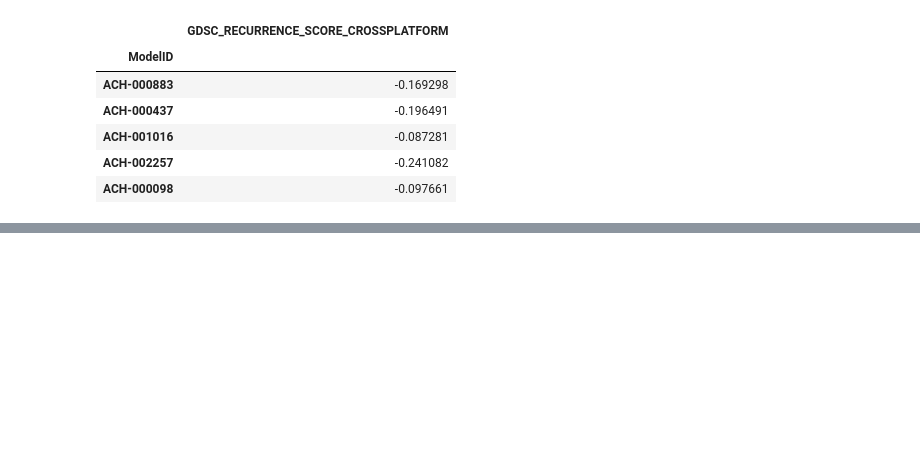
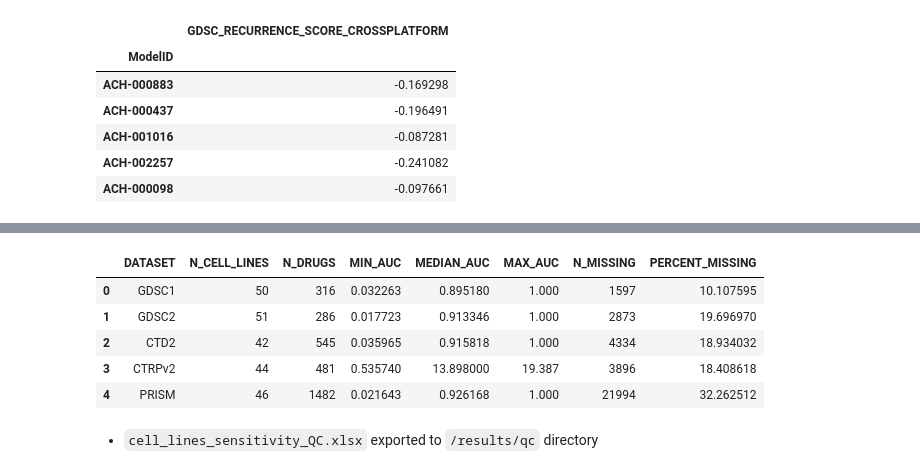
Before and after one commit to zuhany/cell_lines_pv_26, a Jupyter notebook: notebooks/GLASS.ipynb, the cells around one changed output, grey strips where cells are left out. Cells and saved outputs as stored; diff of their text form; code cells hidden in the pictures; blank space fills up the shorter version.

```diff
--- a/notebooks/GLASS.ipynb
+++ b/notebooks/GLASS.ipynb
@@ -4920,0 +6182,51 @@ depmap_gdsc_glioma_recurrence_scores.head()
+# %%
+def drug_response_qc(df, dataset_name):
+    return {
+        "DATASET": dataset_name,
+        "N_CELL_LINES": df.shape[0],
+        "N_DRUGS": df.shape[1],
+        "MIN_AUC": df.min().min(),
+        "MEDIAN_AUC": df.stack().median(),
+        "MAX_AUC": df.max().max(),
+        "N_MISSING": df.isna().sum().sum(),
+        "PERCENT_MISSING": df.isna().mean().mean() * 100,
+    }
+# %%
+gdsc1_glioma = gdsc1.loc[
+    gdsc1.index.isin(glioma_model_ids)
+].copy()
+
+gdsc2_glioma = gdsc2.loc[
+    gdsc2.index.isin(glioma_model_ids)
+].copy()
+
+ctd2_glioma = ctd2.loc[
+    ctd2.index.isin(glioma_model_ids)
+].copy()
+
+ctrpv2_glioma = ctrpv2.loc[
+    ctrpv2.index.isin(glioma_model_ids)
+].copy()
+
+prism_glioma = prism.loc[
+    prism.index.isin(glioma_model_ids)
+].copy()
+# %%
+qc_results = [
+    drug_response_qc(gdsc1_glioma, "GDSC1"),
+    drug_response_qc(gdsc2_glioma, "GDSC2"),
+    drug_response_qc(ctd2_glioma, "CTD2"),
+    drug_response_qc(ctrpv2_glioma, "CTRPv2"),
+    drug_response_qc(prism_glioma, "PRISM"),
+]
+
+sensitivity_qc = pd.DataFrame(qc_results)
+
+sensitivity_qc
+# %% [output]
+|  | DATASET | N_CELL_LINES | N_DRUGS | MIN_AUC | MEDIAN_AUC | MAX_AUC | N_MISSING | PERCENT_MISSING |
+| 0 | GDSC1 | 50 | 316 | 0.032263 | 0.895180 | 1.000 | 1597 | 10.107595 |
+| 1 | GDSC2 | 51 | 286 | 0.017723 | 0.913346 | 1.000 | 2873 | 19.696970 |
+| 2 | CTD2 | 42 | 545 | 0.035965 | 0.915818 | 1.000 | 4334 | 18.934032 |
+| 3 | CTRPv2 | 44 | 481 | 0.535740 | 13.898000 | 19.387 | 3896 | 18.408618 |
+| 4 | PRISM | 46 | 1482 | 0.021643 | 0.926168 | 1.000 | 21994 | 32.262512 |
@@ -4920,0 +6247,2 @@ depmap_gdsc_glioma_recurrence_scores.head()
+# %% [markdown]
+- `cell_lines_sensitivity_QC.xlsx` exported to `/results/qc` directory
```
Also changed, not shown: parts of 182 cells of this notebook, 34 other files.
